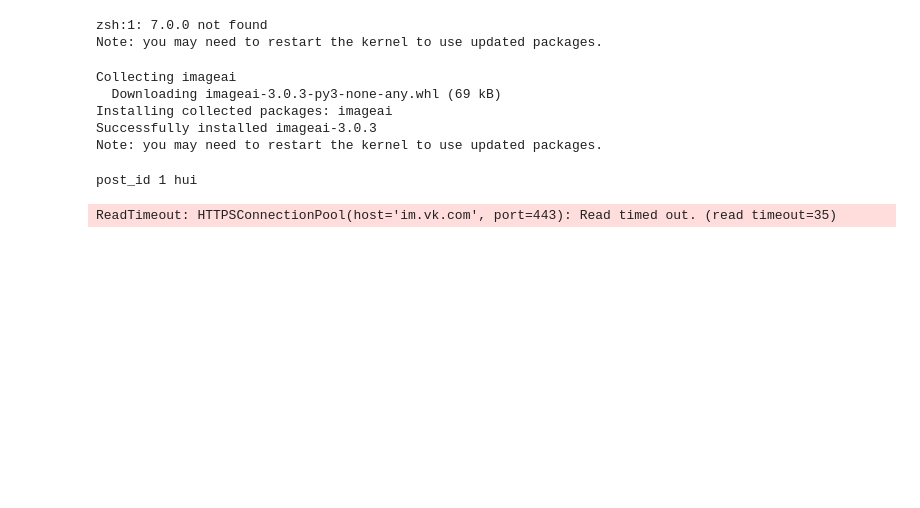
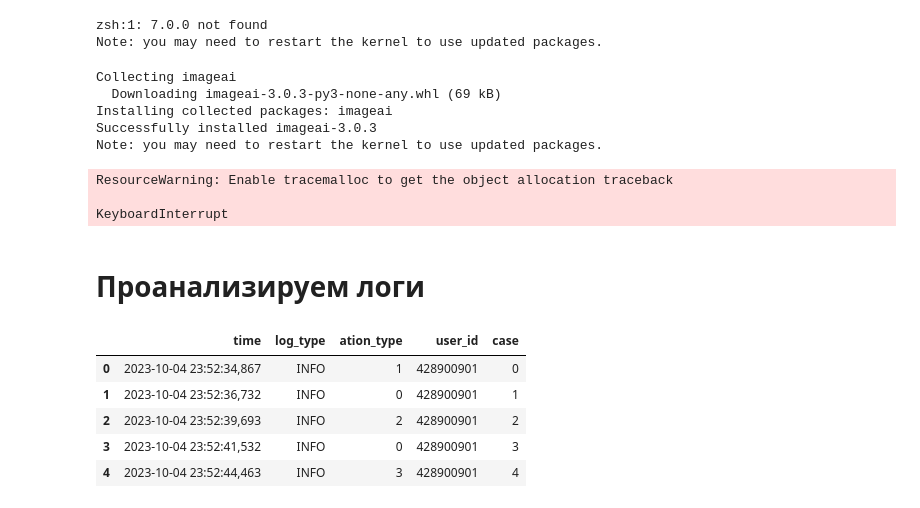
Before and after one commit to leffff/misis-data-analysis-course-projects, a Jupyter notebook: HW2/HW2.ipynb, the cells around one changed output. Cells and saved outputs as stored; diff of their text form; code cells hidden in the pictures; blank space fills up the shorter version.

```diff
--- a/HW2/HW2.ipynb
+++ b/HW2/HW2.ipynb
@@ -76,34 +332,24 @@ detector.loadModel()
 # %%
-vk_session = vk_api.VkApi(token = group_key)
-upload = vk_api.VkUpload(vk_session)
-
-longpoll = VkLongPoll(vk_session)
-vk = vk_session.get_api()
-
-for event in longpoll.listen():
-    if event.type == VkEventType.MESSAGE_NEW and event.to_me:
-        print(event.text)
-        if (event.text.startswith('wall_id')):
-            id = int(event.text.split()[1])
-            person_info = vk.users.get(user_id=id, fields='crop_photo')
-            url = get_url(person_info)
-            np_image = get_np_image_from_url(url)
-            processed_image = detect(np_image)
-            save_np_image(processed_image)
-            send_image()
-
-        elif (event.text.startswith('post_id')):
-            id_type, post_id, command = event.text.split()
-            if event.text.endswith('image'):
-                wall_info = vk.wall.get(user_id=id, fields='crop_photo')
-            elif event.text.endswith('text'):
-                pass
-            else:
-                vk.messages.send(
-                    user_id=event.user_id,
-                    random_id=get_random_id(),
-                    message=f"unknown command {command}"
-                )
+bot = Bot(longpoll, vk, personal_vk, detector, keyword_extractor)
-# %% [output]
-post_id 1 hui
-ReadTimeout: HTTPSConnectionPool(host='im.vk.com', port=443): Read timed out. (read timeout=35)
+# %%
+bot.start()
+# %% [output]
+ResourceWarning: Enable tracemalloc to get the object allocation traceback
+
+KeyboardInterrupt
+# %% [markdown]
+# Проанализируем логи
+# %%
+import pandas as pd
+import numpy as np
+
+data = pd.read_csv("logs.tsv", delimiter="\t").head()
+data["case"] = data.index
+data
+# %% [output]
+|  | time | log_type | ation_type | user_id | case |
+| 0 | 2023-10-04 23:52:34,867 | INFO | 1 | 428900901 | 0 |
+| 1 | 2023-10-04 23:52:36,732 | INFO | 0 | 428900901 | 1 |
+| 2 | 2023-10-04 23:52:39,693 | INFO | 2 | 428900901 | 2 |
+| 3 | 2023-10-04 23:52:41,532 | INFO | 0 | 428900901 | 3 |
+| 4 | 2023-10-04 23:52:44,463 | INFO | 3 | 428900901 | 4 |
```
Also changed, not shown: parts of 12 cells of this notebook.
